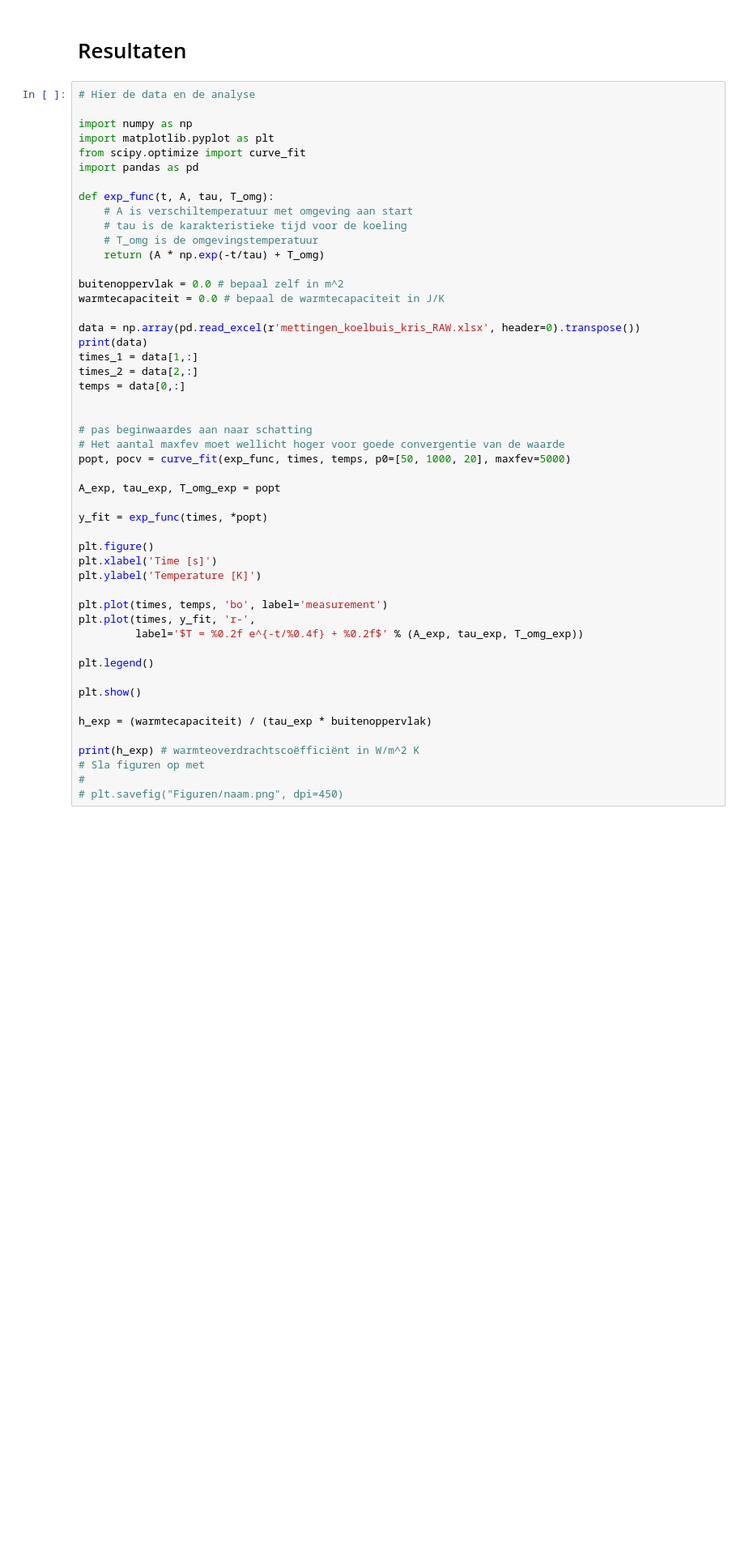
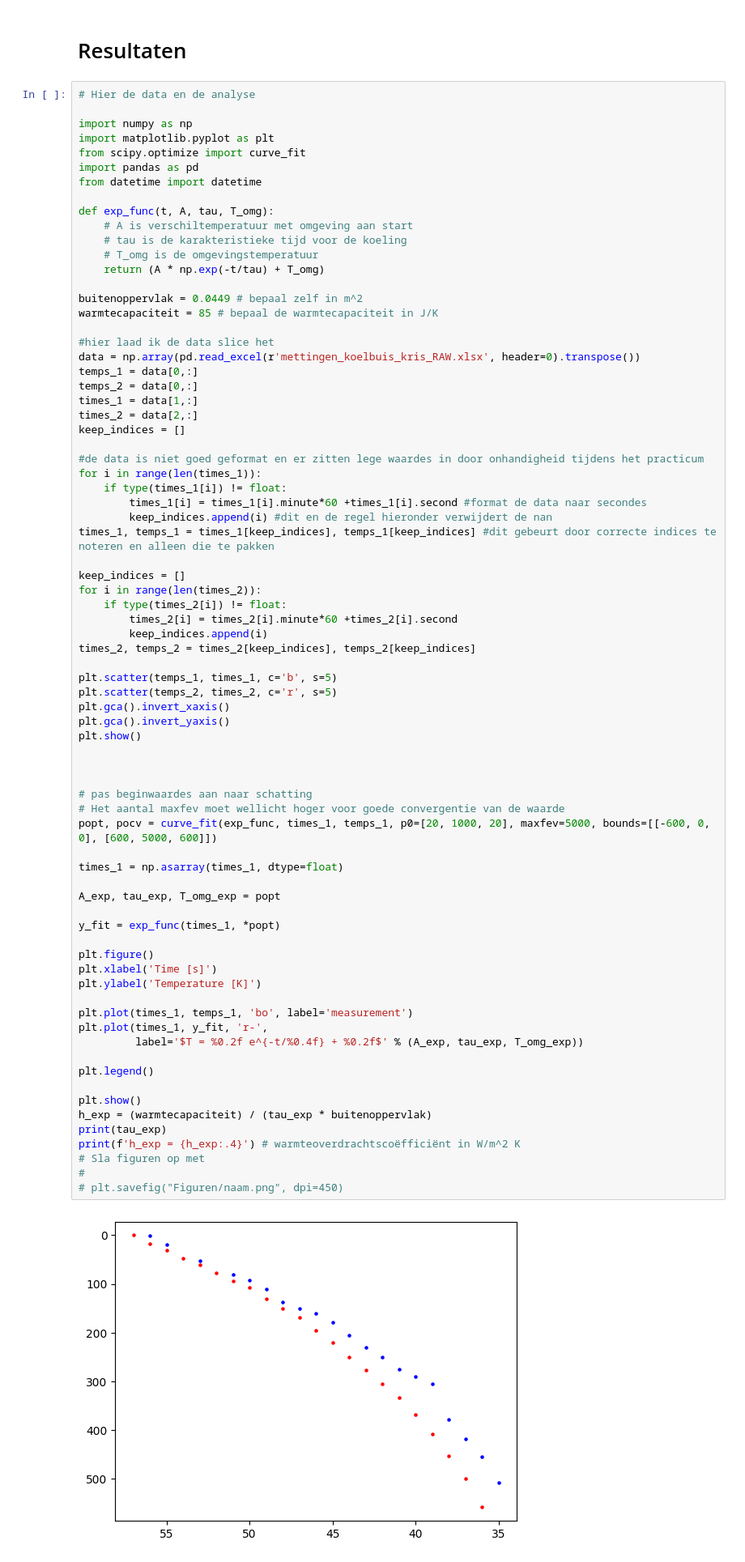
Before and after one commit to sirk3210/practicum-kris-en-isa, a Jupyter notebook: Content/Labs/koelbuis.ipynb, the cells around one changed output. Shown at 81% size. Drawn from its saved outputs; the diff is of its cells as text; blank space fills up the shorter version.

```diff
--- a/Content/Labs/koelbuis.ipynb
+++ b/Content/Labs/koelbuis.ipynb
@@ -180,47 +187,73 @@ import numpy as np
 import matplotlib.pyplot as plt
 from scipy.optimize import curve_fit
 import pandas as pd
+from datetime import datetime
 
 def exp_func(t, A, tau, T_omg):
     # A is verschiltemperatuur met omgeving aan start
     # tau is de karakteristieke tijd voor de koeling
     # T_omg is de omgevingstemperatuur
     return (A * np.exp(-t/tau) + T_omg)
 
-buitenoppervlak = 0.0 # bepaal zelf in m^2
-warmtecapaciteit = 0.0 # bepaal de warmtecapaciteit in J/K
+buitenoppervlak = 0.0449 # bepaal zelf in m^2
+warmtecapaciteit = 85 # bepaal de warmtecapaciteit in J/K
 
+#hier laad ik de data slice het
 data = np.array(pd.read_excel(r'mettingen_koelbuis_kris_RAW.xlsx', header=0).transpose())
-print(data)
+temps_1 = data[0,:]
+temps_2 = data[0,:]
 times_1 = data[1,:]
 times_2 = data[2,:]
-temps = data[0,:]
+keep_indices = []
+
+#de data is niet goed geformat en er zitten lege waardes in door onhandigheid tijdens het practicum
+for i in range(len(times_1)):
+    if type(times_1[i]) != float:
+        times_1[i] = times_1[i].minute*60 +times_1[i].second #format de data naar secondes
+        keep_indices.append(i) #dit en de regel hieronder verwijdert de nan
+times_1, temps_1 = times_1[keep_indices], temps_1[keep_indices] #dit gebeurt door correcte indices te noteren en alleen die te pakken
+
+keep_indices = []
+for i in range(len(times_2)):
+    if type(times_2[i]) != float:
+        times_2[i] = times_2[i].minute*60 +times_2[i].second
+        keep_indices.append(i)
+times_2, temps_2 = times_2[keep_indices], temps_2[keep_indices]
+
+plt.scatter(temps_1, times_1, c='b', s=5)
+plt.scatter(temps_2, times_2, c='r', s=5)
+plt.gca().invert_xaxis()
+plt.gca().invert_yaxis()
+plt.show()
+
 
 
 # pas beginwaardes aan naar schatting
 # Het aantal maxfev moet wellicht hoger voor goede convergentie van de waarde
-popt, pocv = curve_fit(exp_func, times, temps, p0=[50, 1000, 20], maxfev=5000)
+popt, pocv = curve_fit(exp_func, times_1, temps_1, p0=[20, 1000, 20], maxfev=5000, bounds=[[-600, 0, 0], [600, 5000, 600]])
+
+times_1 = np.asarray(times_1, dtype=float)
 
 A_exp, tau_exp, T_omg_exp = popt
 
-y_fit = exp_func(times, *popt)
+y_fit = exp_func(times_1, *popt)
 
 plt.figure()
 plt.xlabel('Time [s]')
 plt.ylabel('Temperature [K]')
 
-plt.plot(times, temps, 'bo', label='measurement')
-plt.plot(times, y_fit, 'r-',
+plt.plot(times_1, temps_1, 'bo', label='measurement')
+plt.plot(times_1, y_fit, 'r-',
          label='$T = %0.2f e^{-t/%0.4f} + %0.2f$' % (A_exp, tau_exp, T_omg_exp))
 
 plt.legend()
 
 plt.show()
-
 h_exp = (warmtecapaciteit) / (tau_exp * buitenoppervlak)
-
-print(h_exp) # warmteoverdrachtscoëfficiënt in W/m^2 K
+print(tau_exp)
+print(f'h_exp = {h_exp:.4}') # warmteoverdrachtscoëfficiënt in W/m^2 K
 # Sla figuren op met
 #
 # plt.savefig("Figuren/naam.png", dpi=450)
 # %% [output]
+[figure, added]
```
Also changed, not shown: parts of 4 cells of this notebook, 3 other files.
